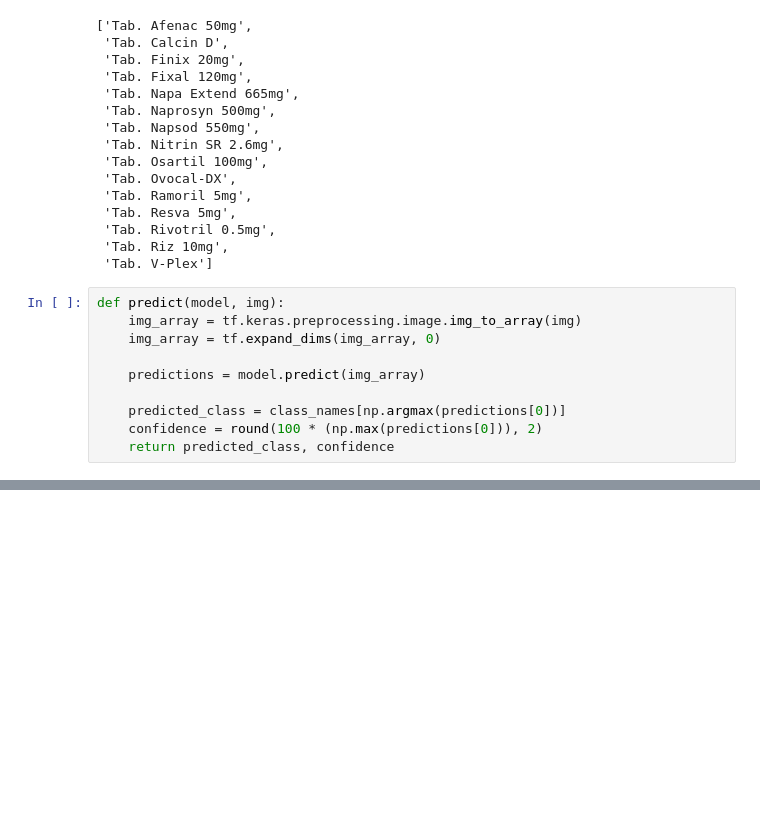
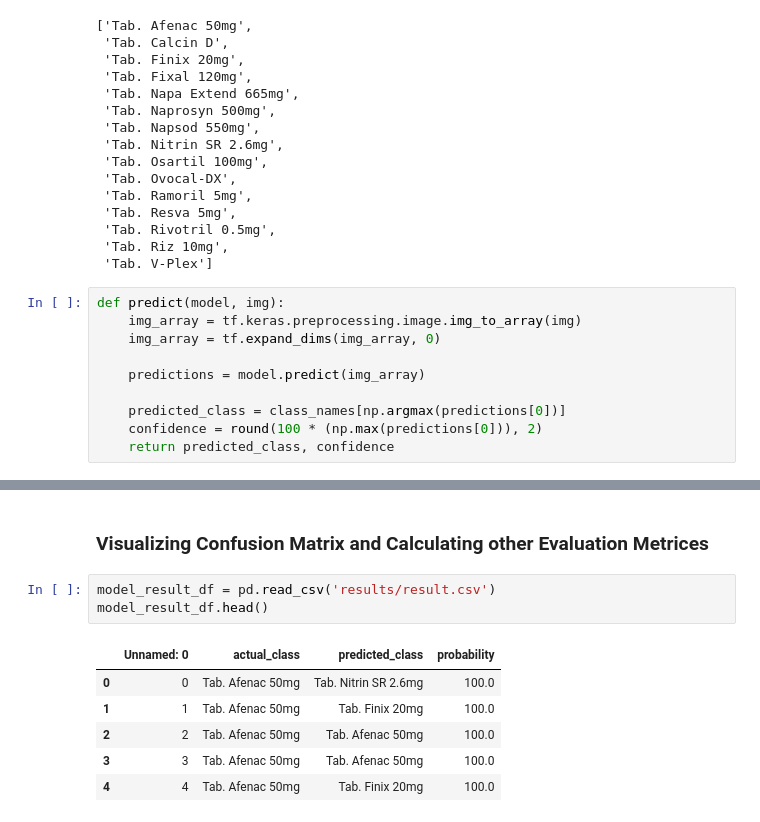
Before and after one commit to JanayAlam/docs-cursive-handwriting-recognition, a Jupyter notebook: model/model_training.ipynb, the cells around one changed output, grey strips where cells are left out. Cells and saved outputs as stored; diff of their text form; blank space fills up the shorter version.

```diff
--- a/model/model_training.ipynb
+++ b/model/model_training.ipynb
@@ -242,0 +292,12 @@ predict(model, img)
+# %% [markdown]
+### Visualizing Confusion Matrix and Calculating other Evaluation Metrices
+# %%
+model_result_df = pd.read_csv('results/result.csv')
+model_result_df.head()
+# %% [output]
+|  | Unnamed: 0 | actual_class | predicted_class | probability |
+| 0 | 0 | Tab. Afenac 50mg | Tab. Nitrin SR 2.6mg | 100.0 |
+| 1 | 1 | Tab. Afenac 50mg | Tab. Finix 20mg | 100.0 |
+| 2 | 2 | Tab. Afenac 50mg | Tab. Afenac 50mg | 100.0 |
+| 3 | 3 | Tab. Afenac 50mg | Tab. Afenac 50mg | 100.0 |
+| 4 | 4 | Tab. Afenac 50mg | Tab. Finix 20mg | 100.0 |
```
Also changed, not shown: parts of 21 cells of this notebook, 13 other files.
